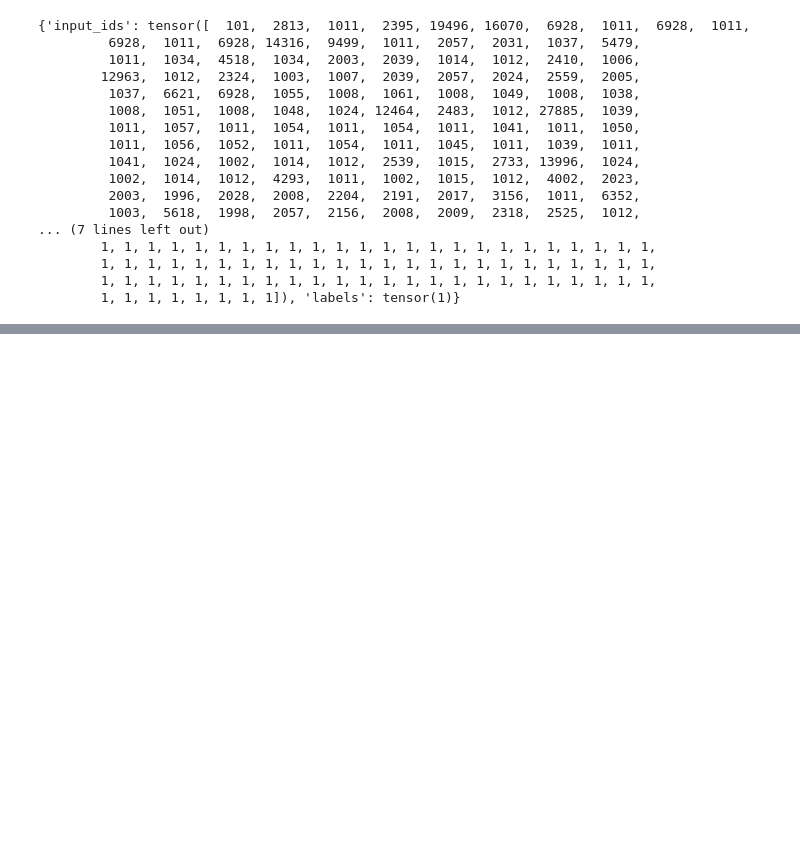
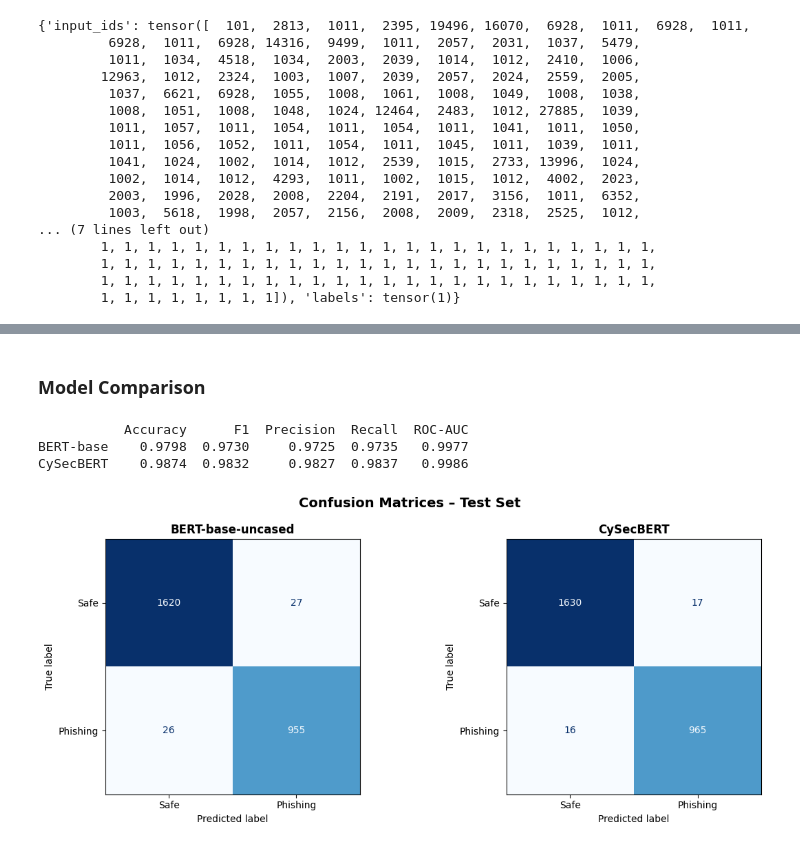
Before and after one commit to MarekHomiak000/Phishing-model, a Jupyter notebook: phishing-model.ipynb, the cells around one changed output, grey strips where cells are left out. Saved outputs shown, nothing was run; the diff lists cells and outputs as text; code cells hidden in the pictures; blank space fills up the shorter version.

Commit message:
Reproducibility, Model Comparison And Error Analysis

```diff
--- a/phishing-model.ipynb
+++ b/phishing-model.ipynb
@@ -431,9 +412,12 @@ device = torch.device('cuda' if torch.cuda.is_available() else 'cpu')
 bert_model = bert_model.to(device)
 cysec_model = cysec_model.to(device)
 
-# training arguments
+# Training arguments
 bert_args = TrainingArguments(
     output_dir='./results/bert',
+    run_name="bert_run",
+    seed=42,
+    data_seed=42,
     num_train_epochs=3,
     per_device_train_batch_size=32,
     per_device_eval_batch_size=32,
@@ -447,6 +431,9 @@ bert_args = TrainingArguments(
 
 cysec_args = TrainingArguments(
     output_dir='./results/cysec',
+    run_name="cysec_run",
+    seed=42,
+    data_seed=42,
     num_train_epochs=3,
     per_device_train_batch_size=32,
     per_device_eval_batch_size=32,
@@ -459,7 +446,7 @@ cysec_args = TrainingArguments(
     fp16=True
 )
 
-# trainers
+# Trainers
 bert_trainer = Trainer(
     model=bert_model,
     args=bert_args,
@@ -476,7 +463,7 @@ cysec_trainer = Trainer(
     compute_metrics=compute_metrics
 )
 
-# training
+# Training
 bert_trainer.train()
 
 cysec_trainer.train()
@@ -559 +533,15 @@ Detailed report:
 weighted avg       0.99      0.99      0.99      2628
+# %%
+from sklearn.metrics import roc_curve, auc, ConfusionMatrixDisplay, confusion_matrix
+
+# Get logits + probs + preds for any trainer/dataset
+def get_predictions(trainer, dataset):
+    output   = trainer.predict(dataset)
+    logits   = output.predictions
+    labels   = output.label_ids
+    probs    = torch.softmax(torch.tensor(logits), dim=-1).numpy()
+    preds    = np.argmax(logits, axis=-1)
+    return labels, preds, probs[:, 1]
+# %%
+bert_labels,  bert_preds,  bert_probs  = get_predictions(bert_trainer,  bert_test_dataset)
+cysec_labels, cysec_preds, cysec_probs = get_predictions(cysec_trainer, cysec_test_dataset)
@@ -559,0 +551,42 @@ weighted avg       0.99      0.99      0.99      2628
+# %% [markdown]
+### **Model Comparison**
+# %%
+# Compare model metrics
+def metrics_dict(labels, preds, probs):
+    return {
+        'Accuracy':  accuracy_score(labels, preds),
+        'F1':        f1_score(labels, preds),
+        'Precision': precision_score(labels, preds),
+        'Recall':    recall_score(labels, preds),
+        'ROC-AUC':   roc_auc_score(labels, probs),
+    }
+
+results_df = pd.DataFrame({
+    'BERT-base':  metrics_dict(bert_labels,  bert_preds,  bert_probs),
+    'CySecBERT':  metrics_dict(cysec_labels, cysec_preds, cysec_probs),
+}).T
+
+print(results_df.round(4).to_string())
+# %% [output]
+           Accuracy      F1  Precision  Recall  ROC-AUC
+BERT-base    0.9798  0.9730     0.9725  0.9735   0.9977
+CySecBERT    0.9874  0.9832     0.9827  0.9837   0.9986
+# %%
+# Visualize confusion matrices
+fig, axes = plt.subplots(1, 2, figsize=(12, 5))
+
+for ax, labels, preds, title in [
+    (axes[0], bert_labels,  bert_preds,  'BERT-base-uncased'),
+    (axes[1], cysec_labels, cysec_preds, 'CySecBERT'),
+]:
+    cm = confusion_matrix(labels, preds)
+    disp = ConfusionMatrixDisplay(cm, display_labels=['Safe', 'Phishing'])
+    disp.plot(ax=ax, colorbar=False, cmap='Blues')
+    ax.set_title(title, fontweight='bold')
+
+plt.suptitle('Confusion Matrices – Test Set', fontsize=14, fontweight='bold')
+plt.tight_layout()
+plt.savefig('confusion_matrices.png', dpi=150, bbox_inches='tight')
+plt.show()
+# %% [output]
+[figure, added]
```
Also changed, not shown: parts of 20 cells of this notebook.
